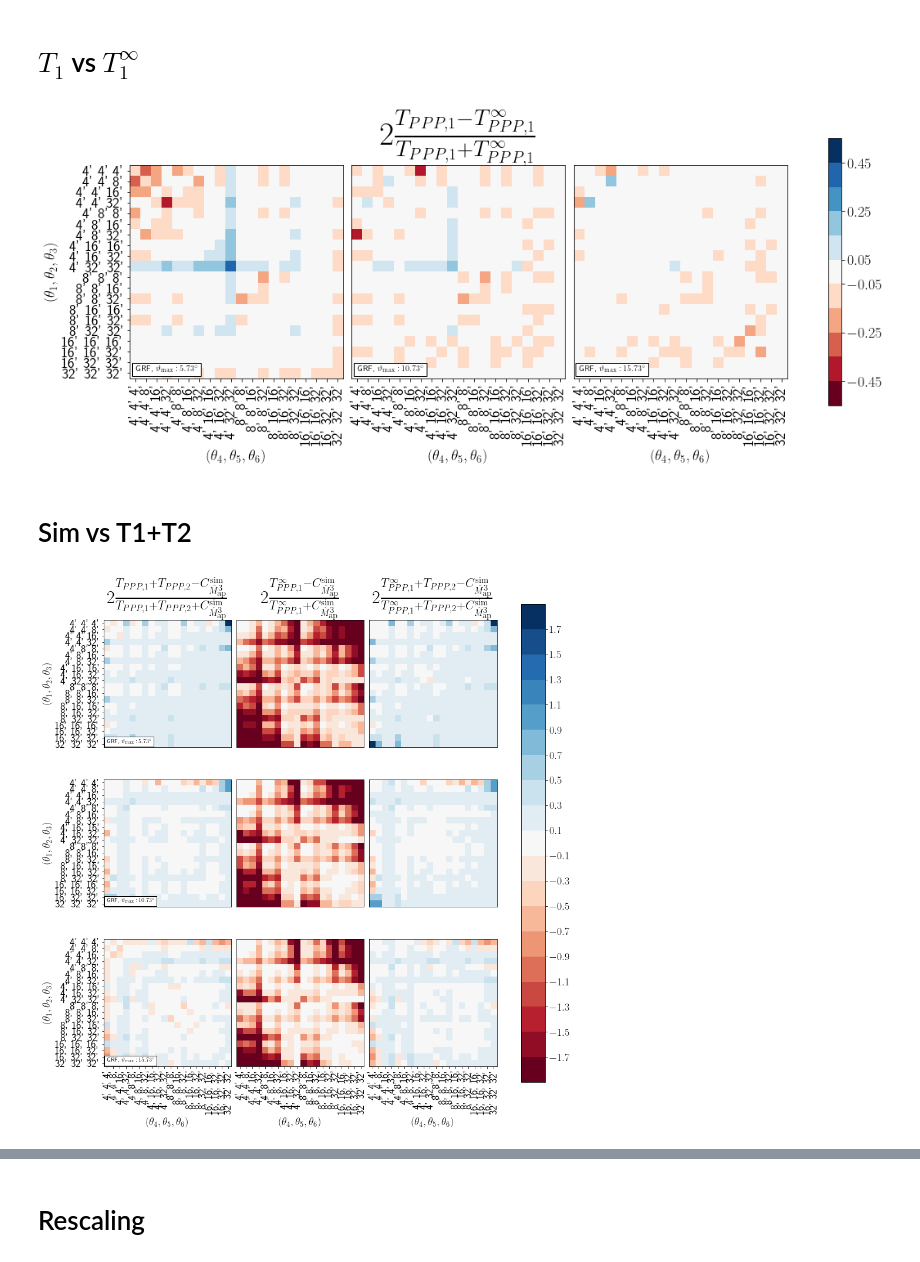
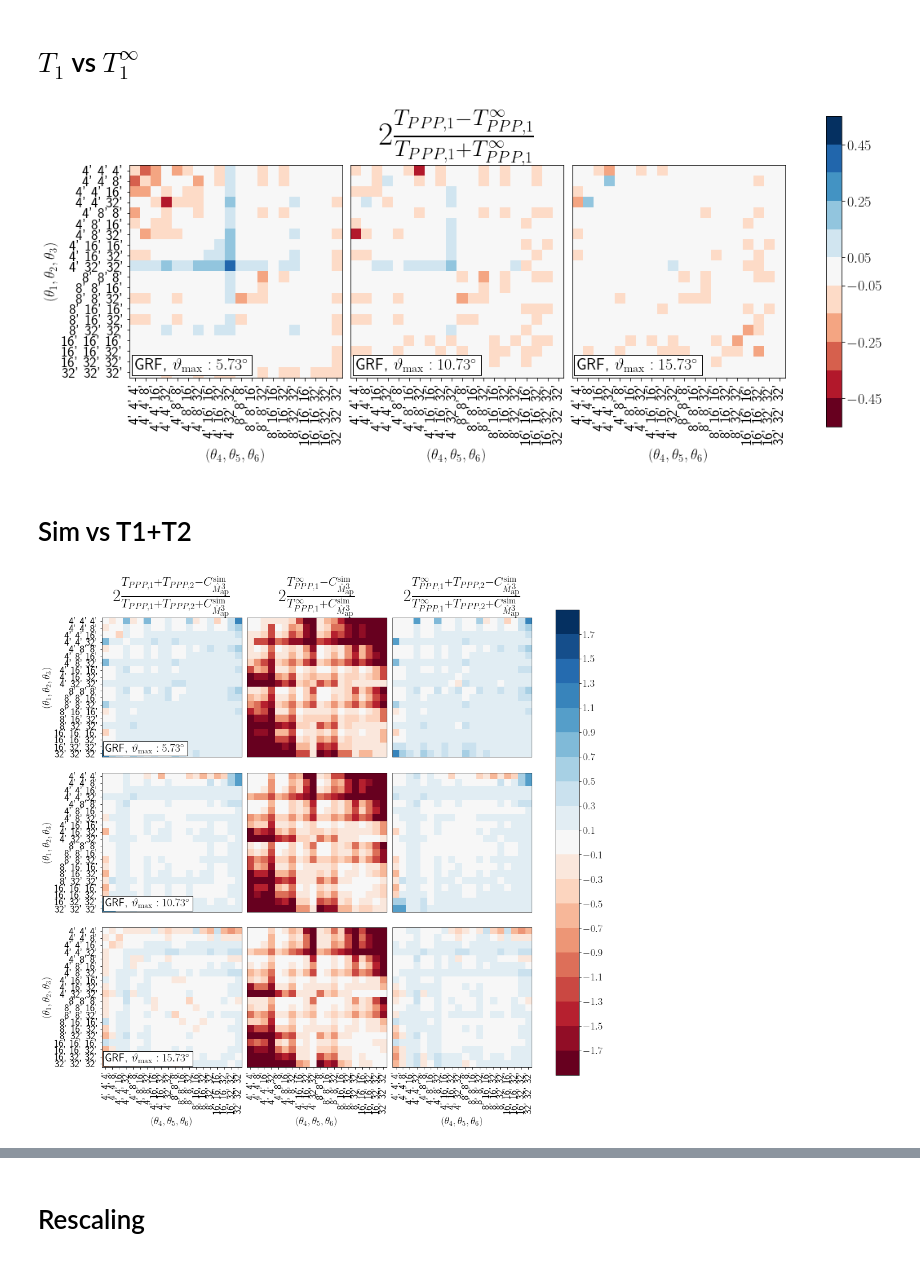
Before and after one commit to sheydenreich/threepoint, a Jupyter notebook: Plots_Tests/PlotsGRF.ipynb, the cells around one changed output, grey strips where cells are left out. Cells and saved outputs as stored; diff of their text form; code cells hidden in the pictures.

Commit message:
Plots updates

```diff
--- a/Plots_Tests/PlotsGRF.ipynb
+++ b/Plots_Tests/PlotsGRF.ipynb
@@ -15,17 +15,17 @@ dir="/home/laila/OneDrive/1_Work/5_Projects/02_3ptStatistics/Map3_Covariances/Ga
 
 # Simulations
 B=10000 # Number of bootstrap samples
-map3_sim_10=np.load(dir+"map_cubed_npix_4096_fieldsize_10.npy")
+map3_sim_10=np.load(dir+"map_cubed_npix_4096_fieldsize_10_old.npy")
 
 map3_sim_15=np.load(dir+"map_cubed_npix_4096_fieldsize_15.npy")
 map3_sim_20=np.load(dir+"map_cubed_npix_4096_fieldsize_20.npy")
 
-cov_sim_10=np.cov(map3_sim_10)
-err_sim_10=get_bootstrap_error_cov(map3_sim_10[:,:1024], B)
+cov_sim_10=np.cov(map3_sim_10[:,1200:3950])
+#err_sim_10=get_bootstrap_error_cov(map3_sim_10[:,:1024], B)
 cov_sim_15=np.cov(map3_sim_15)
-err_sim_15=get_bootstrap_error_cov(map3_sim_15, B)
+#err_sim_15=get_bootstrap_error_cov(map3_sim_15, B)
 cov_sim_20=np.cov(map3_sim_20)
-err_sim_20=get_bootstrap_error_cov(map3_sim_20, B)
+#err_sim_20=get_bootstrap_error_cov(map3_sim_20, B)
 
 Nlos=len(map3_sim_10[0])
 
@@ -135,7 +135,7 @@ finalizePlot(ax, outputFn=dir+"/ComparisonGRF_Sim_values.png", showlegend=False,
 # %% [markdown]
 # $T_1$ vs $T_1^\infty$
 # %%
-fig, ax=plt.subplots(ncols=3, nrows=1, figsize=(18,6))
+fig, ax=plt.subplots(ncols=3, nrows=1, figsize=(18,7))
 
 cmap=cm.get_cmap('RdBu', 11)
 vmin=-0.55
@@ -146,9 +146,9 @@ plt.subplots_adjust(hspace=0, wspace=0.04)
 
 ax[1].set_title(r"$2\frac{T_{PPP, 1}-T_{PPP, 1}^\infty}{T_{PPP, 1}+T_{PPP, 1}^\infty}$", size=40)
 
-ax[0].text(0,N-1, r"GRF, $\vartheta_\mathrm{max}:5.73^\circ$", bbox=dict(facecolor='white'), horizontalalignment='left', verticalalignment='bottom')
-ax[1].text(0,N-1, r"GRF, $\vartheta_\mathrm{max}:10.73^\circ$", bbox=dict(facecolor='white'), horizontalalignment='left', verticalalignment='bottom')
-ax[2].text(0,N-1, r"GRF, $\vartheta_\mathrm{max}:15.73^\circ$", bbox=dict(facecolor='white'), horizontalalignment='left', verticalalignment='bottom')
+ax[0].text(0,N-1, r"GRF, $\vartheta_\mathrm{max}:5.73^\circ$", bbox=dict(facecolor='white'), horizontalalignment='left', verticalalignment='bottom', size=20)
+ax[1].text(0,N-1, r"GRF, $\vartheta_\mathrm{max}:10.73^\circ$", bbox=dict(facecolor='white'), horizontalalignment='left', verticalalignment='bottom', size=20)
+ax[2].text(0,N-1, r"GRF, $\vartheta_\mathrm{max}:15.73^\circ$", bbox=dict(facecolor='white'), horizontalalignment='left', verticalalignment='bottom', size=20)
 
 
 ax[0].set_ylabel(r'$(\theta_1, \theta_2, \theta_3)$')
@@ -194,7 +194,7 @@ fig.colorbar(im, ax=ax, ticks=[-0.45, -0.25, -0.05, 0.05, 0.25, 0.45])
 
 finalizePlot(ax, outputFn=dir+"/ComparisonGRF_T1_T1_inf.png", showlegend=False, tightlayout=False)
 # %% [output]
-[figure, old version]
+[figure, new version]
 # %% [markdown]
 # Sim vs T1+T2
 # %%
@@ -239,35 +239,35 @@ ax[1,2].set_xticks([])
 ax[2,2].set_yticks([])
 ax[2,2].set_xlabel(r'$(\theta_4, \theta_5, \theta_6)$')
 ax[2,2].set_xticks(thetas_ticks)
 ax[2,2].set_xticklabels(thetas_labels, rotation=90)
 
-ax[0,0].text(0,N-1, r"GRF, $\vartheta_\mathrm{max}:5.73^\circ$", bbox=dict(facecolor='white'), horizontalalignment='left', verticalalignment='bottom')
-ax[1,0].text(0,N-1, r"GRF, $\vartheta_\mathrm{max}:10.73^\circ$", bbox=dict(facecolor='white'), horizontalalignment='left', verticalalignment='bottom')
-ax[2,0].text(0,N-1, r"GRF, $\vartheta_\mathrm{max}:15.73^\circ$", bbox=dict(facecolor='white'), horizontalalignment='left', verticalalignment='bottom')
+ax[0,0].text(0,N-1, r"GRF, $\vartheta_\mathrm{max}:5.73^\circ$", bbox=dict(facecolor='white'), horizontalalignment='left', verticalalignment='bottom', size=20)
+ax[1,0].text(0,N-1, r"GRF, $\vartheta_\mathrm{max}:10.73^\circ$", bbox=dict(facecolor='white'), horizontalalignment='left', verticalalignment='bottom', size=20)
+ax[2,0].text(0,N-1, r"GRF, $\vartheta_\mathrm{max}:15.73^\circ$", bbox=dict(facecolor='white'), horizontalalignment='left', verticalalignment='bottom', size=20)
 
 
 cmap=cm.get_cmap('RdBu', 19)
 vmin=-1.9
 vmax=1.9
 
 im=ax[0,0].imshow(2*(T1_10+T2_10-cov_sim_10)/(T1_10+T2_10+cov_sim_10), cmap=cmap, vmin=vmin, vmax=vmax)
 im=ax[0,1].imshow(2*(T1_inf_10-cov_sim_10)/(T1_inf_10+cov_sim_10), cmap=cmap, vmin=vmin, vmax=vmax)
 im=ax[0,2].imshow(2*(T1_inf_10+T2_10-cov_sim_10)/(T1_inf_10+T2_10+cov_sim_10), cmap=cmap, vmin=vmin, vmax=vmax)
 
 im=ax[1,0].imshow(2*(T1_15+T2_15-cov_sim_15)/(T1_15+T2_15+cov_sim_15), cmap=cmap, vmin=vmin, vmax=vmax)
 im=ax[1,1].imshow(2*(T1_inf_15-cov_sim_15)/(T1_inf_15+cov_sim_15), cmap=cmap, vmin=vmin, vmax=vmax)
 im=ax[1,2].imshow(2*(T1_inf_15+T2_15-cov_sim_15)/(T1_inf_15+T2_15+cov_sim_15), cmap=cmap, vmin=vmin, vmax=vmax)
 
 im=ax[2,0].imshow(2*(T1_20+T2_20-cov_sim_20)/(T1_20+T2_20+cov_sim_20), cmap=cmap, vmin=vmin, vmax=vmax)
 im=ax[2,1].imshow(2*(T1_inf_20-cov_sim_20)/(T1_inf_20+cov_sim_20), cmap=cmap, vmin=vmin, vmax=vmax)
 im=ax[2,2].imshow(2*(T1_inf_20+T2_20-cov_sim_20)/(T1_inf_20+T2_20+cov_sim_20), cmap=cmap, vmin=vmin, vmax=vmax)
 
 ax[0,0].set_title(r"$2\frac{T_{PPP, 1}+T_{PPP, 2}-C^{\mathrm{sim}}_{\hat{M}_\mathrm{ap}^3}}{T_{PPP, 1}+T_{PPP, 2}+C^{\mathrm{sim}}_{\hat{M}_\mathrm{ap}^3}}$", size=30)
 ax[0,1].set_title(r"$2\frac{T^\infty_{PPP, 1}-C^{\mathrm{sim}}_{\hat{M}_\mathrm{ap}^3}}{T^\infty_{PPP, 1}+C^{\mathrm{sim}}_{\hat{M}_\mathrm{ap}^3}}$", size=30)
 ax[0,2].set_title(r"$2\frac{T^\infty_{PPP, 1}+T_{PPP, 2}-C^{\mathrm{sim}}_{\hat{M}_\mathrm{ap}^3}}{T^\infty_{PPP, 1}+T_{PPP, 2}+C^{\mathrm{sim}}_{\hat{M}_\mathrm{ap}^3}}$", size=30)
 
-fig.colorbar(im, ax=ax, ticks=[-1.7, -1.5, -1.3, -1.1, -0.9, -0.7, -0.5, -0.3, -0.1, 0.1, 0.3, 0.5, 0.7, 0.9, 1.1, 1.3, 1.5, 1.7])
+fig.colorbar(im, ax=ax, ticks=[-1.7, -1.5, -1.3, -1.1, -0.9, -0.7, -0.5, -0.3, -0.1, 0.1, 0.3, 0.5, 0.7, 0.9, 1.1, 1.3, 1.5, 1.7], fraction=0.05)
 
 finalizePlot(ax, outputFn=dir+"/ComparisonGRF_Sim_FracErrors.png", showlegend=False, tightlayout=False)
 # %% [output]
-[figure, old version]
+[figure, new version]
```
Also changed, not shown: parts of 4 cells of this notebook, 3 other files.
